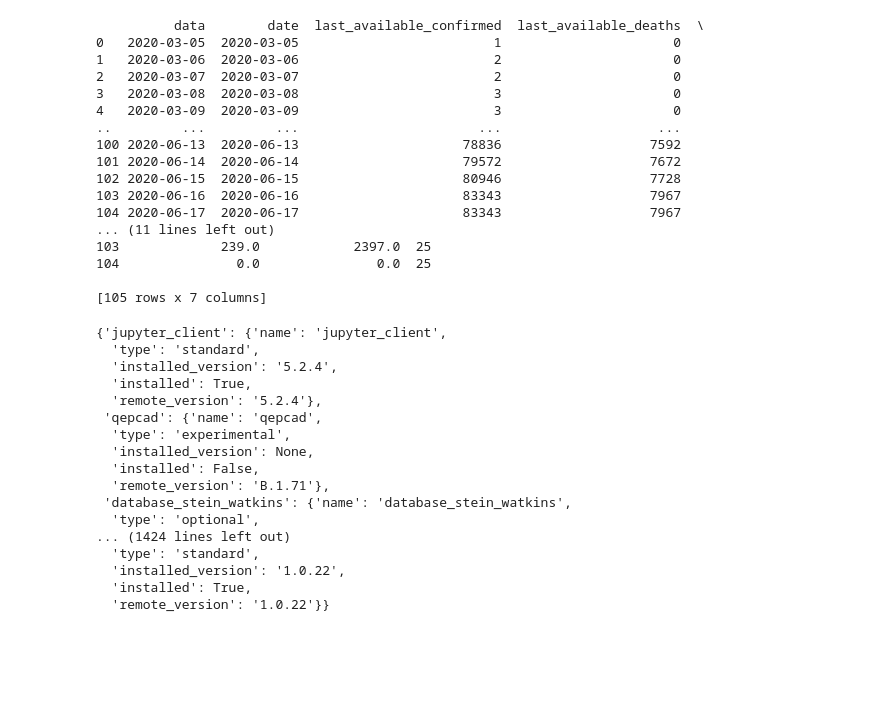
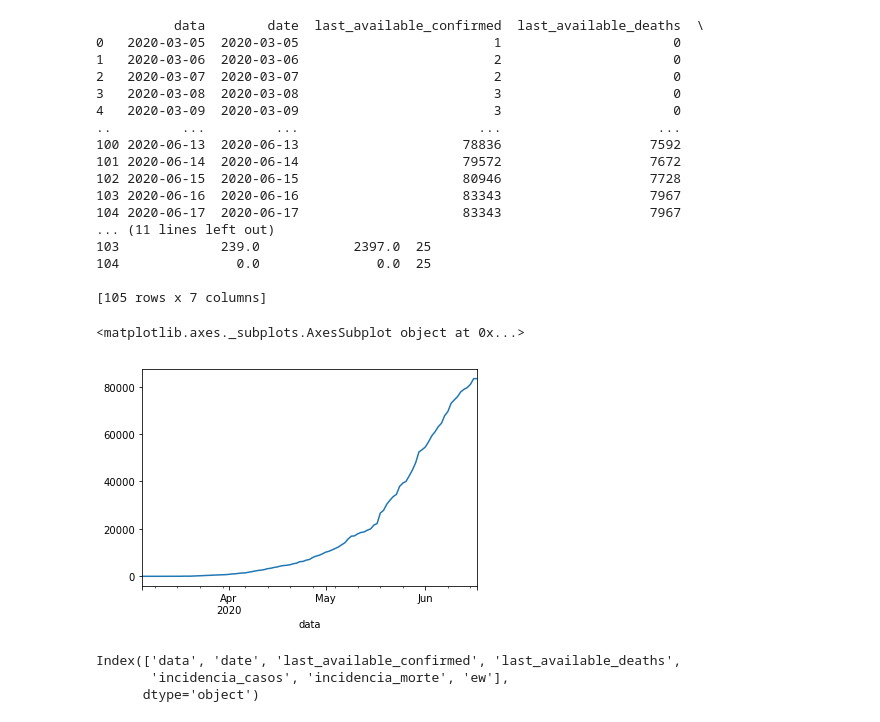
Before and after one commit to fccoelho/Modelagem-Matematica-IV, a Jupyter notebook: Planilhas Sage/Suplemento 2 - o Modelo SEIAHR.ipynb, the cells around one changed output. Cells and saved outputs as stored; diff of their text form; code cells hidden in the pictures; blank space fills up the shorter version.

```diff
--- a/Planilhas Sage/Suplemento 2 - o Modelo SEIAHR.ipynb
+++ b/Planilhas Sage/Suplemento 2 - o Modelo SEIAHR.ipynb
@@ -100,21 +112,14 @@ dfRJ
 # %%
 popRJ = 8.28e6
 subnot=1
+dfRJ.set_index('data').last_available_confirmed.plot()
+#dfRJ.set_index('data')['last-available-deaths'].plot()
 # %% [output]
-{'jupyter_client': {'name': 'jupyter_client',
-  'type': 'standard',
-  'installed_version': '5.2.4',
-  'installed': True,
-  'remote_version': '5.2.4'},
- 'qepcad': {'name': 'qepcad',
-  'type': 'experimental',
-  'installed_version': None,
-  'installed': False,
-  'remote_version': 'B.1.71'},
- 'database_stein_watkins': {'name': 'database_stein_watkins',
-  'type': 'optional',
-... (1424 lines left out)
-  'type': 'standard',
-  'installed_version': '1.0.22',
-  'installed': True,
-  'remote_version': '1.0.22'}}
+<matplotlib.axes._subplots.AxesSubplot object at 0x...>
+[figure, added]
+# %%
+dfRJ.columns
+# %% [output]
+Index(['data', 'date', 'last_available_confirmed', 'last_available_deaths',
+       'incidencia_casos', 'incidencia_morte', 'ew'],
+      dtype='object')
```
Also changed, not shown: parts of 2 cells of this notebook.
